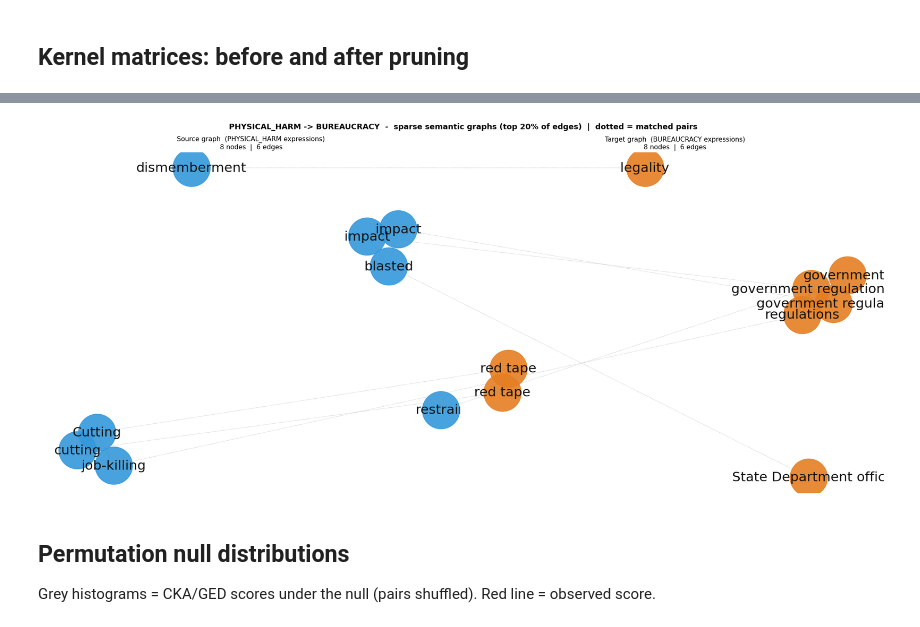
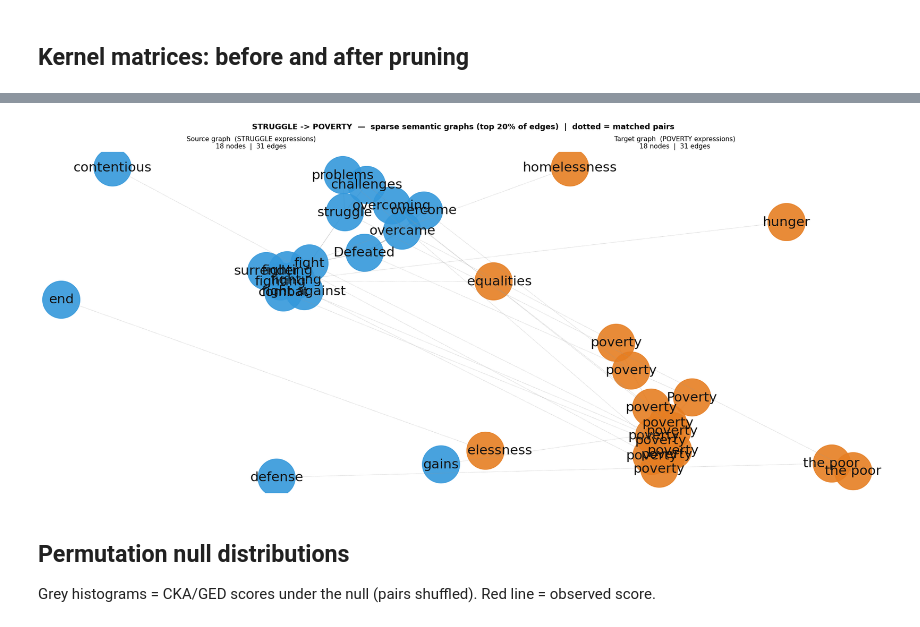
Before and after one commit to afjal4/intrarepresentational-alignment, a Jupyter notebook: domain_mapping_viz.ipynb, the cells around one changed output, grey strips where cells are left out. Saved outputs shown, nothing was run; the diff lists cells and outputs as text; code cells hidden in the pictures.

```diff
--- a/domain_mapping_viz.ipynb
+++ b/domain_mapping_viz.ipynb
@@ -9,8 +9,8 @@ from the LCC corpus: kernel heatmaps, sparse network graphs, and permutation nul
 # Labels must match CMSourceAnnotation sourceConcept / targetConcept values
 # in the LCC corpus (case-sensitive, e.g. 'DISEASE', 'POVERTY').
 
-SOURCE_CONCEPT = "PHYSICAL_HARM"
-TARGET_CONCEPT = "BUREAUCRACY"
+SOURCE_CONCEPT = "STRUGGLE"
+TARGET_CONCEPT = "POVERTY"
 
 EDGE_FRACTION = 0.20  # keep top X fraction of edges (e.g. 0.20 = top 20%)
 N_PERMS  = 1000   # permutation test iterations
@@ -106,61 +75,9 @@ Nodes are individual expressions; edges connect mutual nearest neighbours weight
 # %%
-import matplotlib.pyplot as plt
-import matplotlib.patches as mpatches
-import networkx as nx
-import numpy as np
-
-def adj_to_graph(adj):
-    G = nx.Graph()
-    G.add_nodes_from(range(adj.shape[0]))
-    for i in range(adj.shape[0]):
-        for j in range(i + 1, adj.shape[0]):
-            w = adj[i, j]
-            if w > 0:
-                G.add_edge(i, j, weight=float(w))
-    return G
-
-def draw_graph(ax, G, labels, title, node_color):
-    pos = nx.spring_layout(G, seed=42, weight="weight")
-    weights = np.array([G[u][v]["weight"] for u, v in G.edges()]) if G.edges() else np.array([])
-    w_scaled = (0.5 + 3.5 * (weights - weights.min()) / (weights.max() - weights.min() + 1e-9)).tolist() if len(weights) else []
-    nx.draw_networkx_edges(ax=ax, G=G, pos=pos, width=w_scaled, alpha=0.55, edge_color="#888888")
-    nx.draw_networkx_nodes(ax=ax, G=G, pos=pos, node_size=4000, node_color=node_color, alpha=0.9)
-    nx.draw_networkx_labels(ax=ax, G=G, pos=pos,
-                            labels={i: labels[i][:22] for i in G.nodes()},
-                            font_size=22.5, font_color="#111111")
-    ax.set_title(f"""{title}
-{G.number_of_nodes()} nodes  |  {G.number_of_edges()} edges""", fontsize=11)
-    ax.axis("off")
-    return pos
-
-G_S = adj_to_graph(K_S_sparse)
-G_T = adj_to_graph(K_T_sparse)
-
-fig, axes = plt.subplots(1, 2, figsize=(20, 9))
-pos_S = draw_graph(axes[0], G_S, src_texts, f"Source graph  ({SOURCE_CONCEPT} expressions)", "#3498db")
-pos_T = draw_graph(axes[1], G_T, tgt_texts, f"Target graph  ({TARGET_CONCEPT} expressions)", "#e67e22")
-
-# Dotted lines connecting each matched pair (i in S <-> i in T)
-for i in range(len(pairs)):
-    if i not in pos_S or i not in pos_T:
-        continue
-    con = mpatches.ConnectionPatch(
-        xyA=pos_S[i], xyB=pos_T[i],
-        coordsA=axes[0].transData, coordsB=axes[1].transData,
-        linestyle="dotted",
-        linewidth=0.7,
-        color="#999999",
-        alpha=0.5,
-        clip_on=False,
-    )
-    fig.add_artist(con)
-
-fig.suptitle(f"{SOURCE_CONCEPT} -> {TARGET_CONCEPT}  -  sparse semantic graphs (top {int(EDGE_FRACTION*100)}% of edges)  |  dotted = matched pairs",
-             fontsize=13, fontweight="bold")
-plt.tight_layout()
-plt.show()
+from intrarepresentational_alignment.viz import plot_semantic_graphs
+plot_semantic_graphs(K_S_sparse, K_T_sparse, src_texts, tgt_texts,
+                     SOURCE_CONCEPT, TARGET_CONCEPT, EDGE_FRACTION)
 # %% [output]
-[figure, old version]
+[figure, new version]
 # %% [markdown]
 ## Permutation null distributions
 
```
Also changed, not shown: parts of 4 cells of this notebook, 26 other files.
